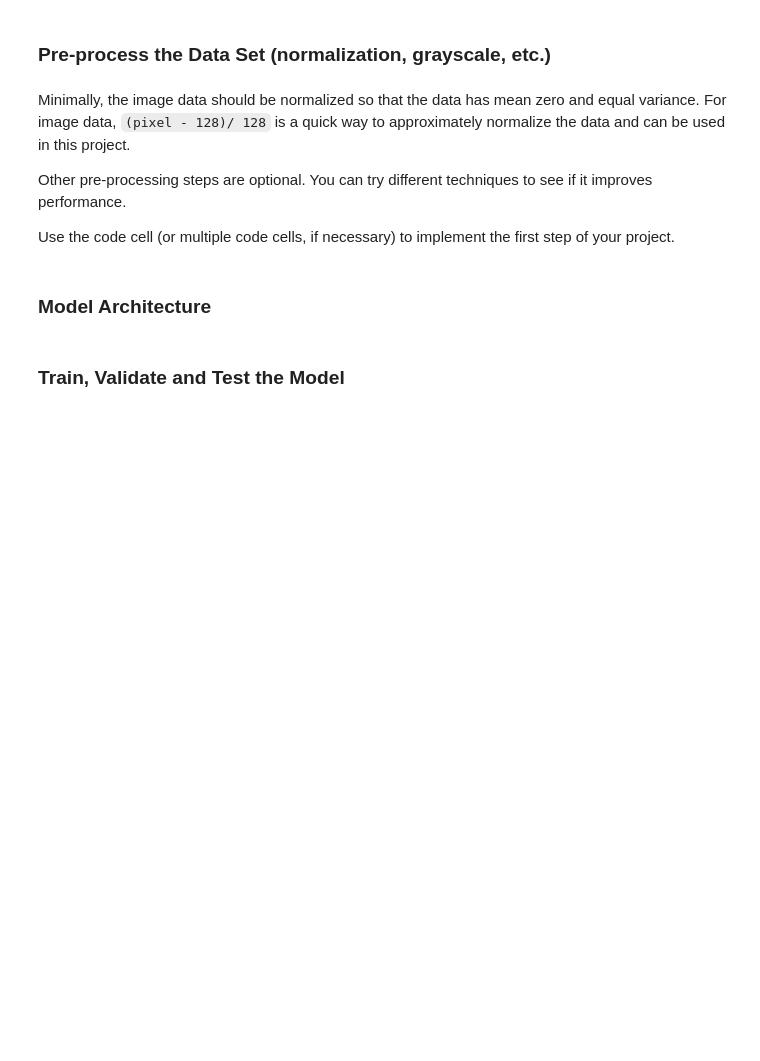
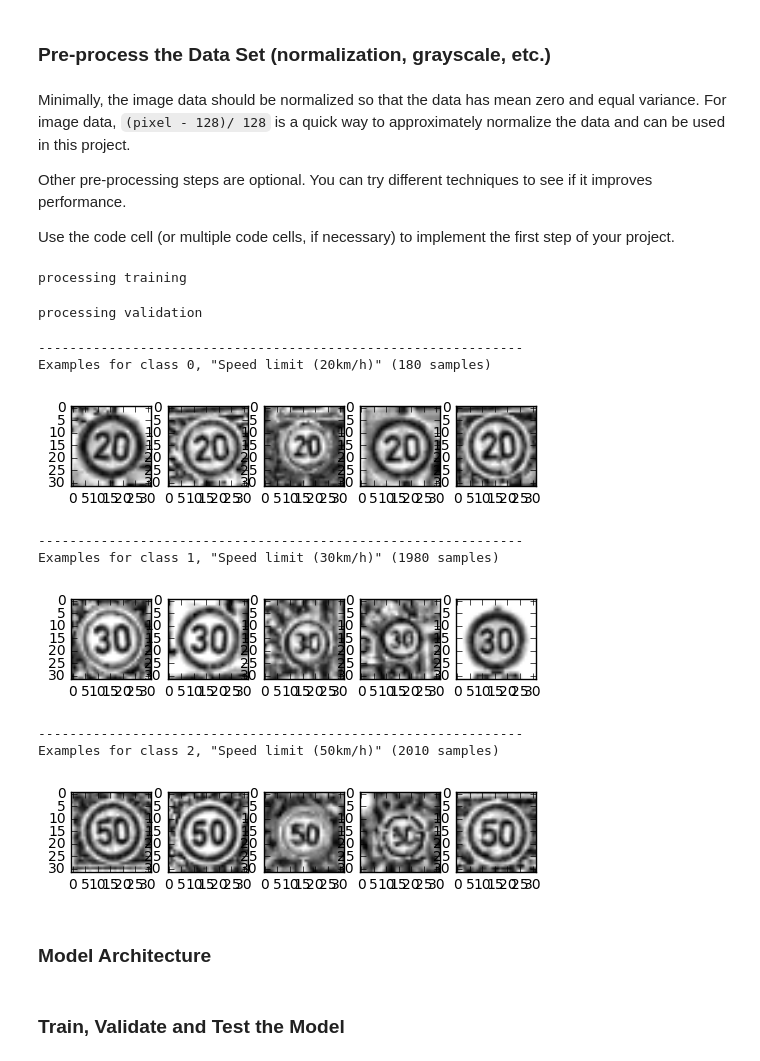
Before and after one commit to BernhardSchlegel/CarND-Traffic-Sign-Classifier-Project, a Jupyter notebook: Traffic_Sign_Classifier.ipynb, the cells around one changed output. Cells and saved outputs as stored; diff of their text form; code cells hidden in the pictures; blank space fills up the shorter version.

```diff
--- a/Traffic_Sign_Classifier.ipynb
+++ b/Traffic_Sign_Classifier.ipynb
@@ -176,0 +239,22 @@ X_train, y_train = shuffle(X_train, y_train)
+# %%
+from skimage import exposure
+import sklearn.preprocessing as pp
+
+def rgb2gray(rgb):
+    new = np.empty([rgb.shape[0], rgb.shape[1], rgb.shape[2], 1])
+    new[:,:,:,0] = np.dot(rgb[...,:3], [0.299, 0.587, 0.114])
+    return new
+# %%
+def preprocess_images(X, do_hist = True):
+    # grayscale
+    X = rgb2gray(X)
+
+    # normalize
+    X =  X = (X / 255.).astype(np.float32)
+
+    # histogram localication
+    if do_hist:
+        for i in range(X.shape[0]):
+            X[i,:,:,0] = exposure.equalize_adapthist(X[i,:,:,0])
+
+    return X
@@ -176,0 +267,20 @@ X_train, y_train = shuffle(X_train, y_train)
+# %%
+log('processing training')
+X_train = preprocess_images(X_train, do_hist=True)
+log('processing validation')
+X_valid = preprocess_images(X_valid, do_hist=True)
+# %% [output]
+processing training
+processing validation
+# %%
+plot_images_for_class(X_train, y_train)
+# %% [output]
+--------------------------------------------------------------
+Examples for class 0, "Speed limit (20km/h)" (180 samples)
+[figure, added]
+--------------------------------------------------------------
+Examples for class 1, "Speed limit (30km/h)" (1980 samples)
+[figure, added]
+--------------------------------------------------------------
+Examples for class 2, "Speed limit (50km/h)" (2010 samples)
+[figure, added]
```
Also changed, not shown: parts of 18 cells of this notebook, 1 other file.
